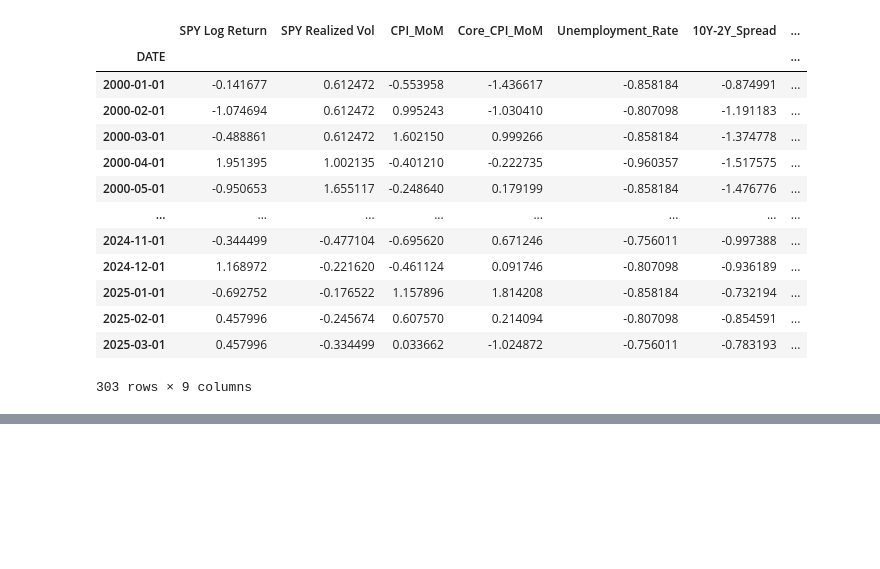
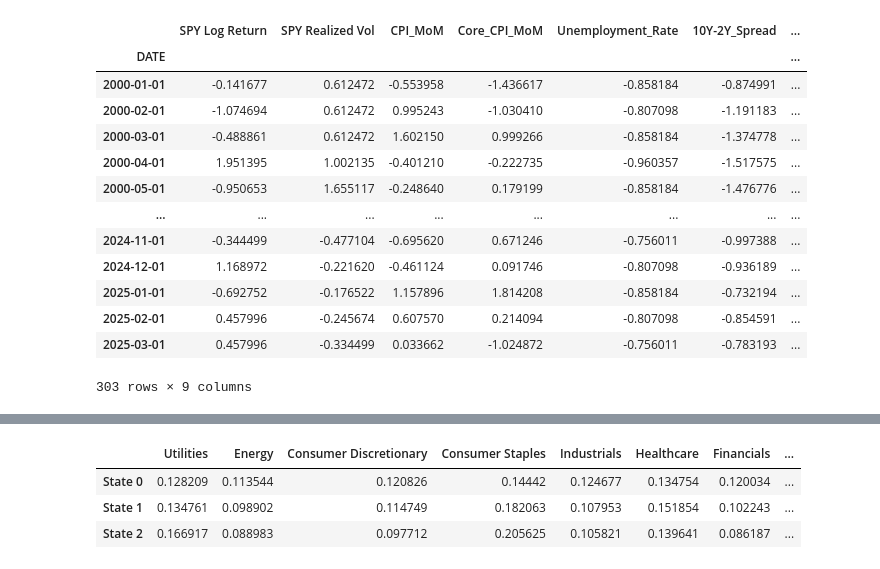
Before and after one commit to JackDamato/IC-Quant-Final-Project, a Jupyter notebook: JackDamatoFinal.ipynb, the cells around one changed output, grey strips where cells are left out. Cells and saved outputs as stored; diff of their text form; code cells hidden in the pictures; blank space fills up the shorter version.

```diff
--- a/JackDamatoFinal.ipynb
+++ b/JackDamatoFinal.ipynb
@@ -32,7 +32,7 @@ import numpy as np
 # Import Macroeconomic Data Monthly Time Frame from 2000 Jan 1 to 2025 March 1 (from FRED)
 
 # Consumer Price Index for All Urban Consumers: All Items (Not seasonally adjusted)
-CPIAUCNS = pd.read_csv("CPIAUCNS.csv", parse_dates=["DATE"])
+CPIAUCNS = pd.read_csv("MacroData/CPIAUCNS.csv", parse_dates=["DATE"])
 CPIAUCNS_monthly_change = CPIAUCNS.copy()
 CPIAUCNS_monthly_change["CPIAUCNS"] = CPIAUCNS["CPIAUCNS"].pct_change(periods=1) # Monthly change in CPI
 CPIAUCNS_monthly_change.iloc[0, 1] = 0 # Replace the NaN value with 0
@@ -40,7 +40,7 @@ CPIAUCNS_monthly_change["DATE"] = pd.to_datetime(CPIAUCNS_monthly_change["DATE"]
 CPIAUCNS_monthly_change.set_index("DATE", inplace=True)
 
 # Consumer Price Index for All Urban Consumers: All Items Less Food and Energy (Seasonally adjusted)
-CPILFESL = pd.read_csv("CPILFESL.csv", parse_dates=["DATE"])
+CPILFESL = pd.read_csv("MacroData/CPILFESL.csv", parse_dates=["DATE"])
 CPILFESL_monthly_change = CPILFESL.copy()
 CPILFESL_monthly_change["CPILFESL"] = CPILFESL["CPILFESL"].pct_change(periods=1) # Monthly change in CPI
 CPILFESL_monthly_change.iloc[0, 1] = 0 # Replace the NaN value with 0
@@ -48,7 +48,7 @@ CPILFESL_monthly_change["DATE"] = pd.to_datetime(CPILFESL_monthly_change["DATE"]
 CPILFESL_monthly_change.set_index("DATE", inplace=True)
 
 # Unemployment Rate
-UNRATE = pd.read_csv("UNRATE.csv", parse_dates=["DATE"]) # Unemployment Rate
+UNRATE = pd.read_csv("MacroData/UNRATE.csv", parse_dates=["DATE"]) # Unemployment Rate
 UNRATE_monthly_change = UNRATE.copy()
 UNRATE_monthly_change["UNRATE"] = UNRATE["UNRATE"].pct_change(periods=1) # Monthly change in Unemployment Rate
 UNRATE_monthly_change.iloc[0, 1] = 0 # Replace the NaN value with 0
@@ -56,7 +56,7 @@ UNRATE["DATE"] = pd.to_datetime(UNRATE["DATE"])
 UNRATE.set_index("DATE", inplace=True)
 
 # Real GDP (NOTE THAT THIS IS QUARTERLY AND STOPS IN 2024 Q4 (Oct 1))
-GDP = pd.read_csv("GDPC1.csv", parse_dates=["DATE"]) # Real GDP
+GDP = pd.read_csv("MacroData/GDPC1.csv", parse_dates=["DATE"]) # Real GDP
 GDP_quarterly_change = GDP.copy()
 GDP_quarterly_change["GDP"] = GDP["GDPC1"].pct_change(periods=1) # Quarterly change in GDP
 GDP_quarterly_change.iloc[0, 1] = 0 # Replace the NaN value with 0
@@ -64,7 +64,7 @@ GDP["DATE"] = pd.to_datetime(GDP_quarterly_change["DATE"])
 GDP.set_index("DATE", inplace=True)
 
 # Fed Funds rate
-FEDFUNDS = pd.read_csv("FEDFUNDS.csv", parse_dates=["DATE"])
+FEDFUNDS = pd.read_csv("MacroData/FEDFUNDS.csv", parse_dates=["DATE"])
 FEDFUNDS["DATE"] = pd.to_datetime(FEDFUNDS["DATE"])
 FEDFUNDS.set_index("DATE", inplace=True)
 # %%
@@ -185,9 +185,9 @@ plt.show()
 # %%
 # Now Let's move into the yield spreads.
 
-TenYear = pd.read_csv("GS10.csv", parse_dates=["DATE"]) # 10 Year Treasury Yield
-TwoYear = pd.read_csv("GS2.csv", parse_dates=["DATE"]) # 2 Year Treasury Yield
-ThreeMonth = pd.read_csv("GS3M.csv", parse_dates=["DATE"]) # 3 Month Treasury Yield
+TenYear = pd.read_csv("MacroData/GS10.csv", parse_dates=["DATE"]) # 10 Year Treasury Yield
+TwoYear = pd.read_csv("MacroData/GS2.csv", parse_dates=["DATE"]) # 2 Year Treasury Yield
+ThreeMonth = pd.read_csv("MacroData/GS3M.csv", parse_dates=["DATE"]) # 3 Month Treasury Yield
 
 # Calculate the spreads (10Y - 2Y and 10Y - 3M)
 Ten_Two_Spread = pd.DataFrame({"DATE": TenYear["DATE"], "Ten_Two_Spread": TenYear["GS10"] - TwoYear["GS2"]})
@@ -586,0 +798,34 @@ array([1, 1, 1, 1, 1, 1, 1, 1, 1, 1, 1, 1, 1, 1, 1, 1, 1, 1, 1, 1, 1, 1,
+# %%
+regime_weights = pd.DataFrame(
+    index=["State 0", "State 1", "State 2"],
+    columns=["Utilities", "Energy", "Consumer Discretionary", "Consumer Staples", "Industrials", "Healthcare", "Financials", "Technology"],
+)
+
+# SO ORIGINALLY I was just going to use annualized cumulative returns / std^2 but this can yield negative weights.
+# Instead I decided to go with a soft-max approach, where we take the annualized cumulative returns and divide by the std^2, and then apply a softmax function to get the weights.
+# This will ensure that the weights are positive and sum to 1.
+# Softmax will be e ^ (weight / t)
+# For state 0, we will use a t of 2500, for state 1 we will use a t of 1000, and for state 2 we will use a t of 200.
+# this is because state 0 is the most stable, and state 2 is the most volatile.
+for sector in included_sectors.keys():
+    annualized_returns_state_0 = (sector_state_return_df.loc[sector, "State 0 Cumulative Return"] / sector_state_return_df.loc[sector, "State 0 Count"]) + 1 ** 12
+    annualized_returns_state_1 = (sector_state_return_df.loc[sector, "State 1 Cumulative Return"] / sector_state_return_df.loc[sector, "State 1 Count"]) + 1 ** 12
+    annualized_returns_state_2 = (sector_state_return_df.loc[sector, "State 2 Cumulative Return"] / sector_state_return_df.loc[sector, "State 2 Count"] + 1) ** 12
+    regime_weights.loc["State 0", sector] = np.exp(
+        annualized_returns_state_0 / (sector_state_return_df.loc[sector, "State 0 Std"] ** 2) / 2500
+    )
+    regime_weights.loc["State 1", sector] = np.exp(
+        annualized_returns_state_1 / (sector_state_return_df.loc[sector, "State 1 Std"] ** 2) / 1000
+    )
+    regime_weights.loc["State 2", sector] = np.exp(
+        annualized_returns_state_2 / (sector_state_return_df.loc[sector, "State 2 Std"] ** 2) / 200
+    )
+
+
+regime_ratios = regime_weights.div(regime_weights.sum(axis=1), axis=0)  # Normalize the weights to sum to 1
+regime_ratios
+# %% [output]
+|  | Utilities | Energy | Consumer Discretionary | Consumer Staples | Industrials | Healthcare | Financials | ... |
+| State 0 | 0.128209 | 0.113544 | 0.120826 | 0.14442 | 0.124677 | 0.134754 | 0.120034 | ... |
+| State 1 | 0.134761 | 0.098902 | 0.114749 | 0.182063 | 0.107953 | 0.151854 | 0.102243 | ... |
+| State 2 | 0.166917 | 0.088983 | 0.097712 | 0.205625 | 0.105821 | 0.139641 | 0.086187 | ... |
```
Also changed, not shown: parts of 7 cells of this notebook, 21 other files.
